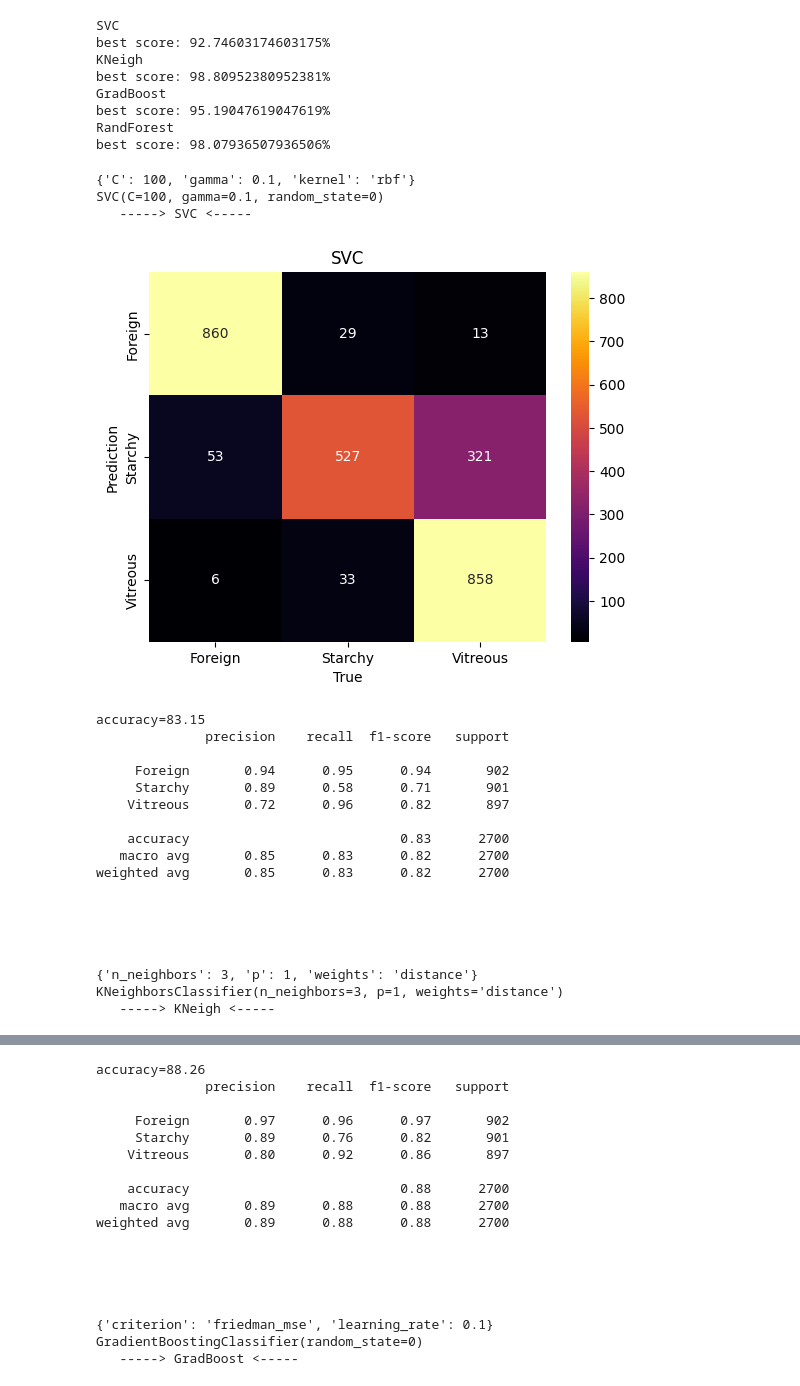
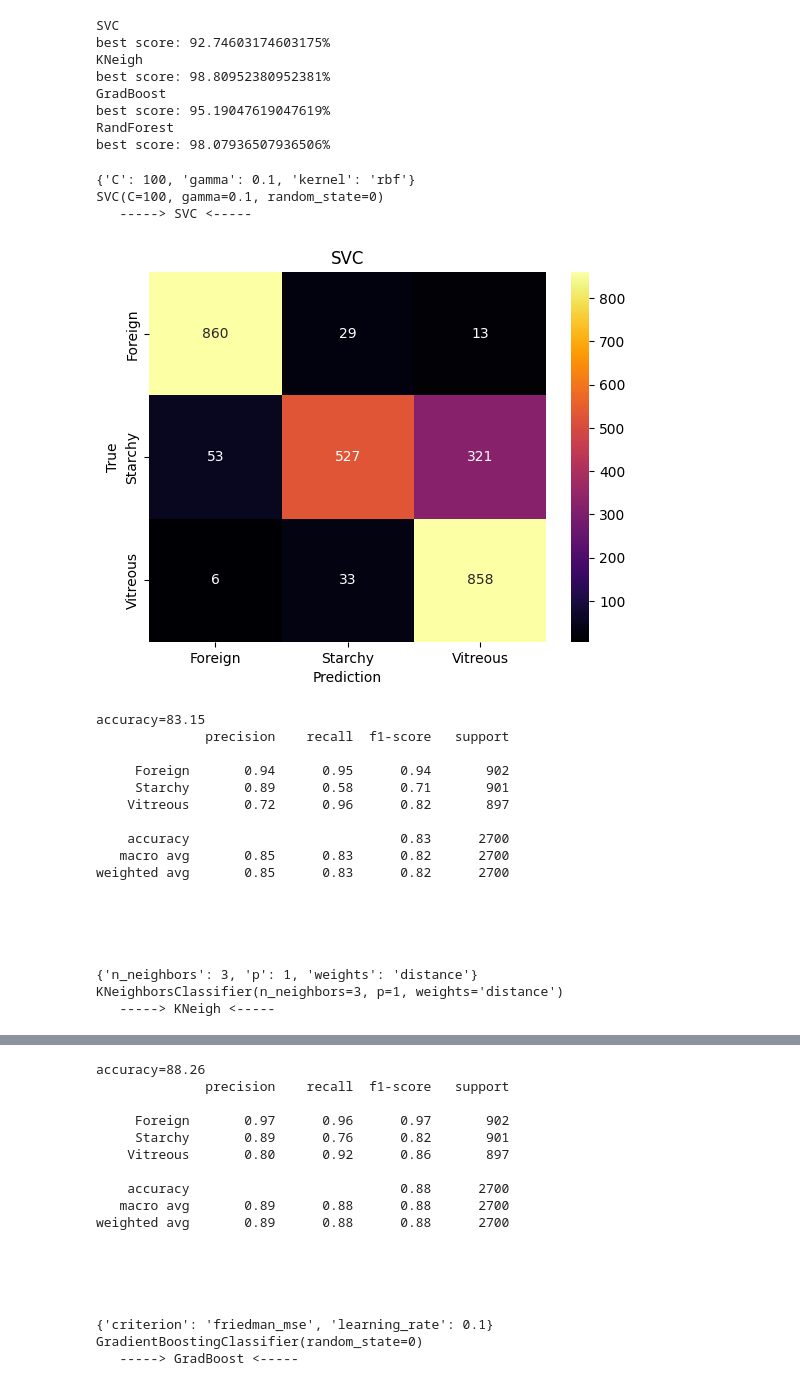
Before and after one commit to jclary-31/Durum_Wheat, a Jupyter notebook: Classification_Features.ipynb, the cells around one changed output, grey strips where cells are left out. Saved outputs shown, nothing was run; the diff lists cells and outputs as text; code cells hidden in the pictures.

```diff
--- a/Classification_Features.ipynb
+++ b/Classification_Features.ipynb
@@ -170,30 +194,36 @@ classes=y_encoder.inverse_transform(y_test)#.unique()
 classes=list(set(classes)) #get unique
 classes.sort()
 
-i=0
-Reports=dict()
-for key in ClassifierS.keys():
-    i=i+1
-    classifier=ClassifierS[key]
-
-    classifier.fit(X_train_reduced, y_train)
-    y_predic=classifier.predict(X_test_reduced)
+def show_confusion(y_test,y_predict,classes,key):
+    '''
+    Show confusion matrix and classification error for a given prediction (= classification here)
+    '''
 
     cm = confusion_matrix(y_test, y_predic)
     #fig,ax=plt.subplots(2,3,figsize)
     ax=sns.heatmap(cm,annot=True,cmap='inferno',fmt='g',xticklabels=classes,yticklabels=classes)
-    ax.set(xlabel='True',ylabel='Prediction')
+    ax.set(xlabel='Prediction',ylabel='True')
     ax.set(title=key)
 
     acc='{:.2f}'.format(accuracy_score(y_test,y_predic)*100 )
     report=classification_report(y_test, y_predic,target_names=classes,output_dict=False)
-    Reports[key]=report
 
     print('   -----> '+key+' <-----   ')
     plt.show()
     print('accuracy='+acc)
     print(report)
     print('\n \n \n')
+
+
+#i=0
+for key in ClassifierS.keys():
+   # i=i+1
+    classifier=ClassifierS[key]
+
+    classifier.fit(X_train_reduced, y_train)
+    y_predic=classifier.predict(X_test_reduced)
+
+    show_confusion(y_test,y_predic,classes,key)
 #fig.show()
 # %% [output]
    -----> MultNB <-----
@@ -337,45 +367,33 @@ RandForest
 best score: 98.07936507936506%
 # %%
 
-
-
+### make the classication with the best params
 for key in tooptimize:
     params=GS[key].best_params_
     #print(params)
    # classifier=ClassifierS[key]
    # for ckey in params.keys():
    #     classifier.ckey=params[ckey]
 
    # classifier.set_params=params
     classifier=GS[key].best_estimator_
     print(params)
     print(classifier)
     model=classifier.fit(X_train_reduced,y_train)
     y_predic=model.predict(X_test_reduced)
 
+    show_confusion(y_test,y_predic,classes,key)
 
-    cm = confusion_matrix(y_test, y_predic)
-    #fig,ax=plt.subplots(2,3,figsize)
-    ax=sns.heatmap(cm,annot=True,cmap='inferno',fmt='g',xticklabels=classes,yticklabels=classes)
-    ax.set(xlabel='True',ylabel='Prediction')
-    ax.set(title=key)
 
-    acc='{:.2f}'.format(accuracy_score(y_test,y_predic)*100 )
-    report=classification_report(y_test, y_predic,target_names=classes,output_dict=False)
 
-    print('   -----> '+key+' <-----   ')
-    plt.show()
-    print('accuracy='+acc)
-    print(report)
-    print('\n \n \n')
 
 #GS['KNeigh'].best_params_
 #GS['RandForest'].best_params_
 # %% [output]
 {'C': 100, 'gamma': 0.1, 'kernel': 'rbf'}
 SVC(C=100, gamma=0.1, random_state=0)
    -----> SVC <-----
-[figure, old version]
+[figure, new version]
 accuracy=83.15
               precision    recall  f1-score   support
 
```
Also changed, not shown: parts of 12 cells of this notebook.
